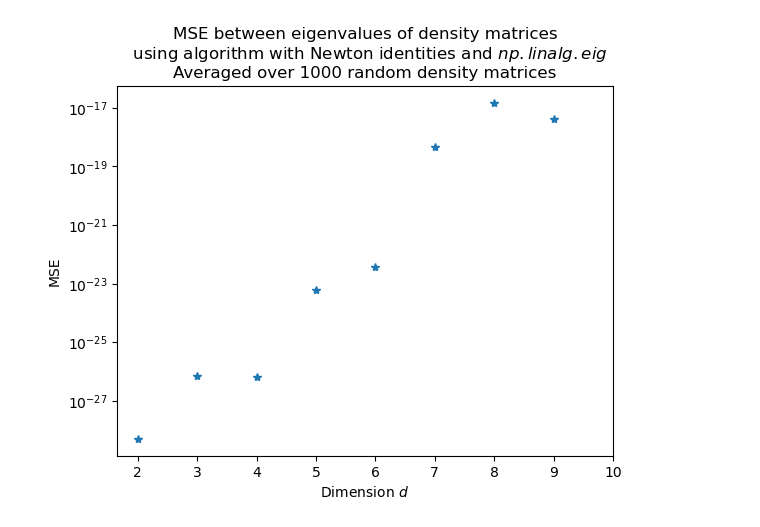
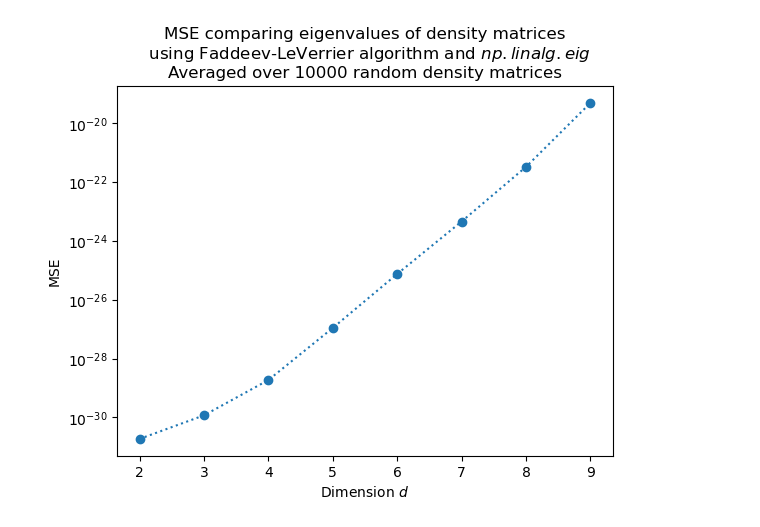
Before and after one commit to Rumoa/example-fl, a Jupyter notebook: plot_mse.ipynb, the cells around one changed output. Drawn from its saved outputs; the diff is of its cells as text; code cells hidden in the pictures.

Commit message:
Beutiful plots

```diff
--- a/plot_mse.ipynb
+++ b/plot_mse.ipynb
@@ -5,10 +5,10 @@ from numba import jit
 from aux import *
 # %%
 seed = 2
-dimensions = np.arange(2, 20)
+dimensions = np.arange(2, 10) #  originally 20
 rng = np.random.default_rng(seed)
-repetitions = 1000
-rhos = [[qu.rand_dm(d)[:] for _ in range(repetitions)]for d in dimensions]
+repetitions = 10000
+rhos = [[qu.rand_dm_ginibre(N=d, rank=None)[:] for _ in range(repetitions)]for d in dimensions]
 # %%
 mse_array = [
     np.mean(
@@ -42,13 +24,13 @@ WARNING, dimension 19
 # %%
 import matplotlib.pyplot as plt
 
-plt.plot(dimensions[0:9], mse_array[0:9], '*')
+plt.plot(dimensions[0:9], mse_array[0:9], 'o', ls="dotted" )
 plt.yscale('log')
 plt.xlabel(r"Dimension $d$")
 plt.ylabel("MSE")
 plt.xticks(dimensions[0:9])
-plt.title(r'MSE between eigenvalues of density matrices' + "\n" + r'  using algorithm with Newton identities and $np.linalg.eig$ ' + f"\nAveraged over {repetitions} random density matrices")
+plt.title(r'MSE comparing eigenvalues of density matrices' + "\n" + r'  using Faddeev-LeVerrier algorithm and $np.linalg.eig$ ' + f"\nAveraged over {repetitions} random density matrices")
 # plt.plot(dimensions, objective(dimensions, coefs[0], coefs[1]), '-')
 plt.show()
 # %% [output]
-[figure, old version]
+[figure, new version]
```
Also changed, not shown: parts of 1 cell of this notebook, 5 other files.
